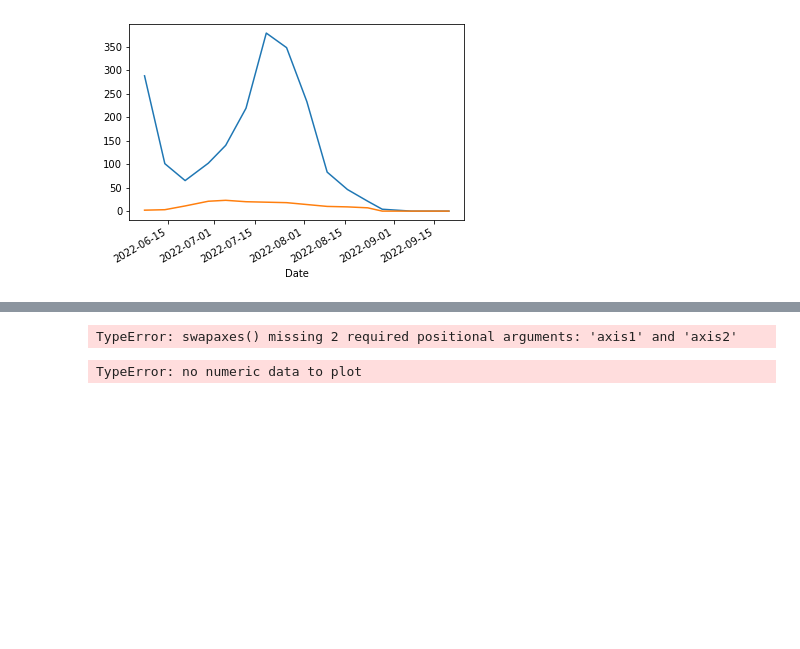
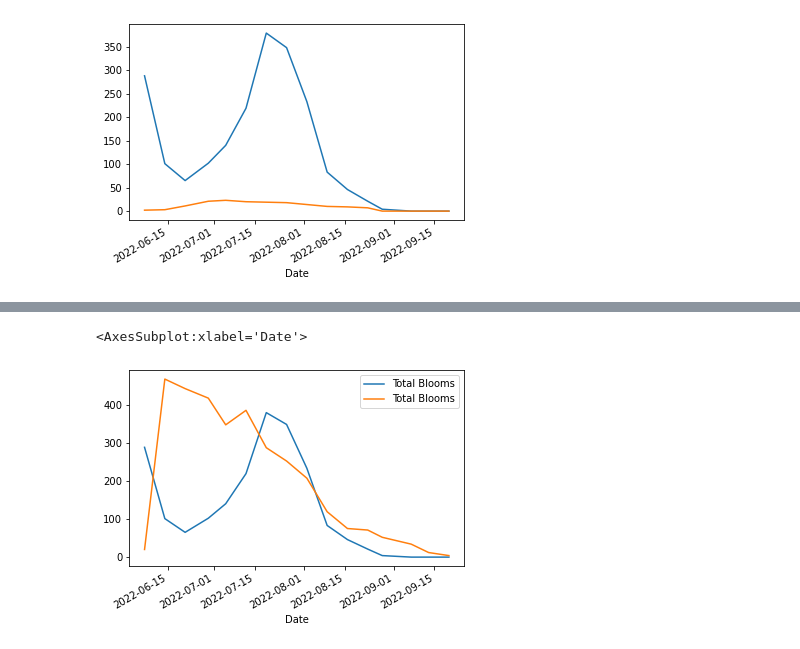
Before and after one commit to emaynard10/Phenology-Analysis, a Jupyter notebook: Import data.ipynb, the cells around one changed output, grey strips where cells are left out. Cells and saved outputs as stored; diff of their text form; code cells hidden in the pictures; blank space fills up the shorter version.

```diff
--- a/Import data.ipynb
+++ b/Import data.ipynb
@@ -177,3 +188,0 @@ df4 =df4.dropna()
-# %%
-df1 = df1.reset_index(drop=True)
-df1
@@ -219,9 +188,0 @@ dtype: object
-# %%
-df1 = df1.swapaxes(axis1=)
-df1
-# %% [output]
-TypeError: swapaxes() missing 2 required positional arguments: 'axis1' and 'axis2'
-# %%
-df1.plot()
-# %% [output]
-TypeError: no numeric data to plot
@@ -230,0 +189,7 @@ df.groupby('country').plot(x='year', y='unemployment', ax=ax, legend=False)
+# %%
+ax= df1.plot(x='Date', y=['Total Blooms'])
+df2.plot(ax=ax, x='Date', y=['Total Blooms'])
+df3.plot()
+# %% [output]
+<AxesSubplot:xlabel='Date'>
+[figure, added]
```
Also changed, not shown: parts of 16 cells of this notebook.
